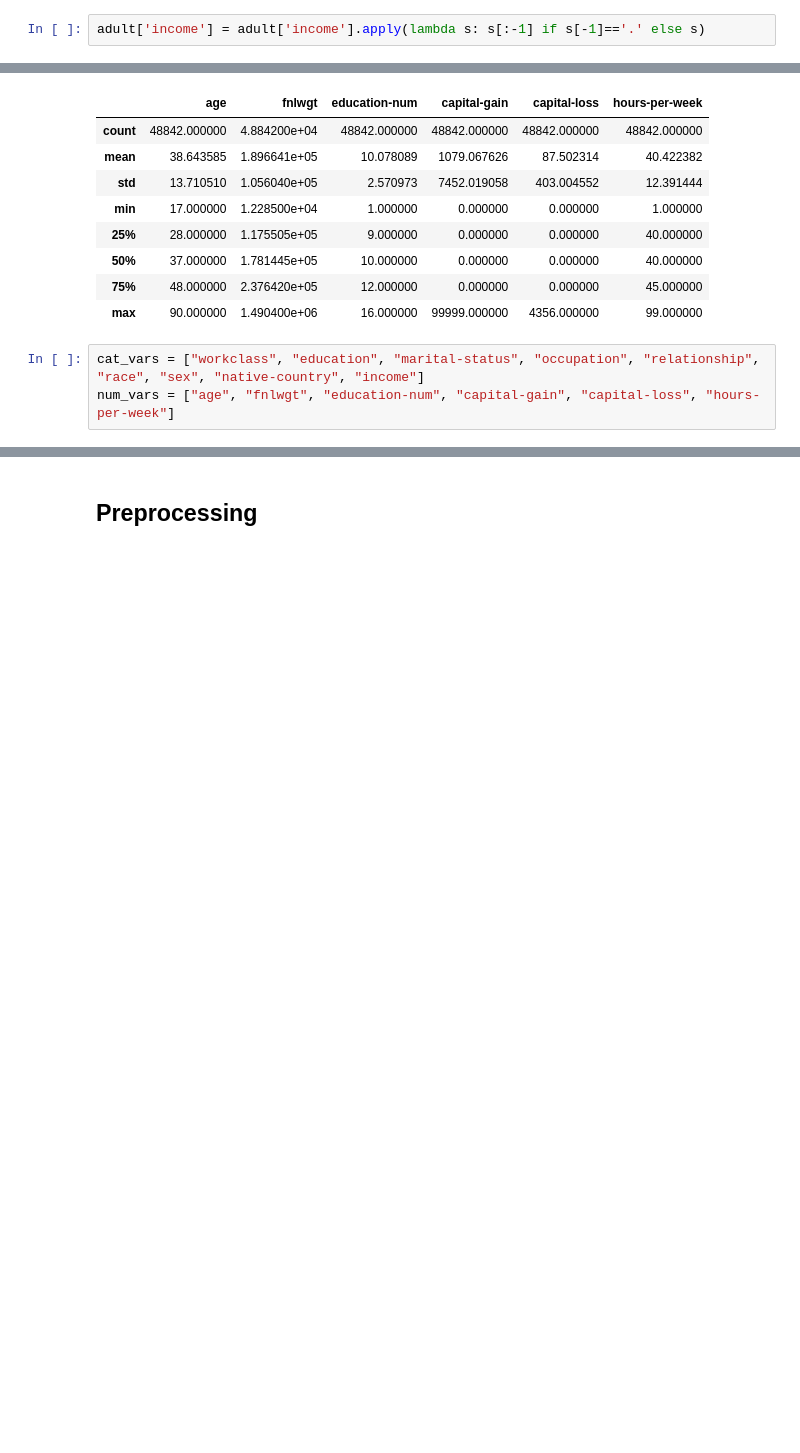
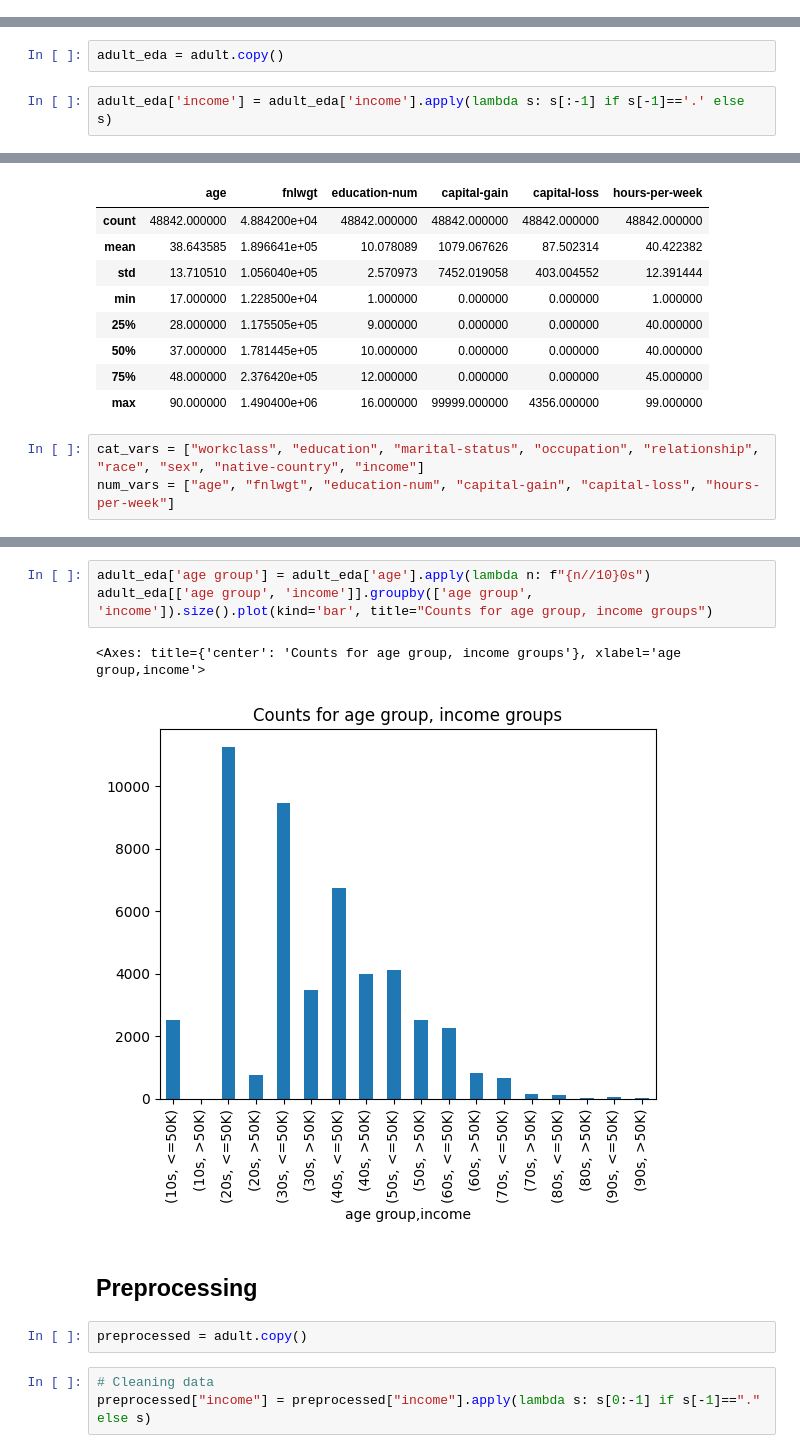
Before and after one commit to jonathanykwong/annual-income, a Jupyter notebook: annual-income.ipynb, the cells around one changed output, grey strips where cells are left out. Cells and saved outputs as stored; diff of their text form; blank space fills up the shorter version.

Commit message:
visualised income across different age groups; created simple preprocessing pipeline

```diff
--- a/annual-income.ipynb
+++ b/annual-income.ipynb
@@ -32,5 +32,7 @@ adult.head()
-# %%
-adult['income'] = adult['income'].apply(lambda s: s[:-1] if s[-1]=='.' else s)
 # %% [markdown]
 ## Exploratory data analysis
+# %%
+adult_eda = adult.copy()
+# %%
+adult_eda['income'] = adult_eda['income'].apply(lambda s: s[:-1] if s[-1]=='.' else s)
 # %%
@@ -103,5 +105,16 @@ ax.tick_params('x', labelrotation=90)
 plt.show()
 # %% [output]
 [figure]
+# %%
+adult_eda['age group'] = adult_eda['age'].apply(lambda n: f"{n//10}0s")
+adult_eda[['age group', 'income']].groupby(['age group', 'income']).size().plot(kind='bar', title="Counts for age group, income groups")
+# %% [output]
+<Axes: title={'center': 'Counts for age group, income groups'}, xlabel='age group,income'>
+[figure, added]
 # %% [markdown]
 ## Preprocessing
+# %%
+preprocessed = adult.copy()
+# %%
+# Cleaning data
+preprocessed["income"] = preprocessed["income"].apply(lambda s: s[0:-1] if s[-1]=="." else s)
```
Also changed, not shown: parts of 10 cells of this notebook.
